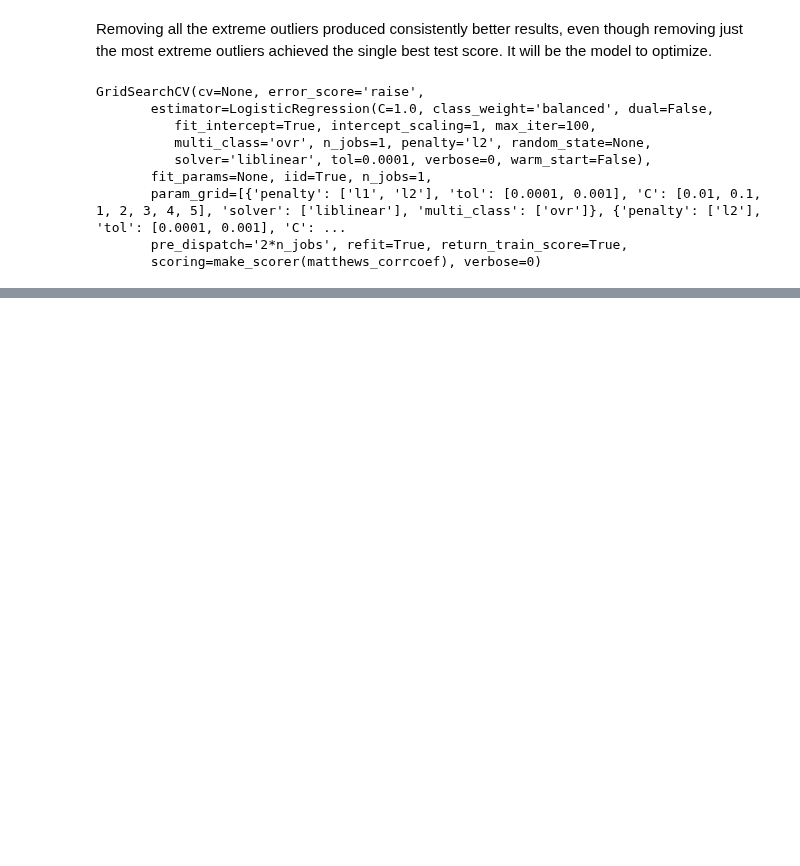
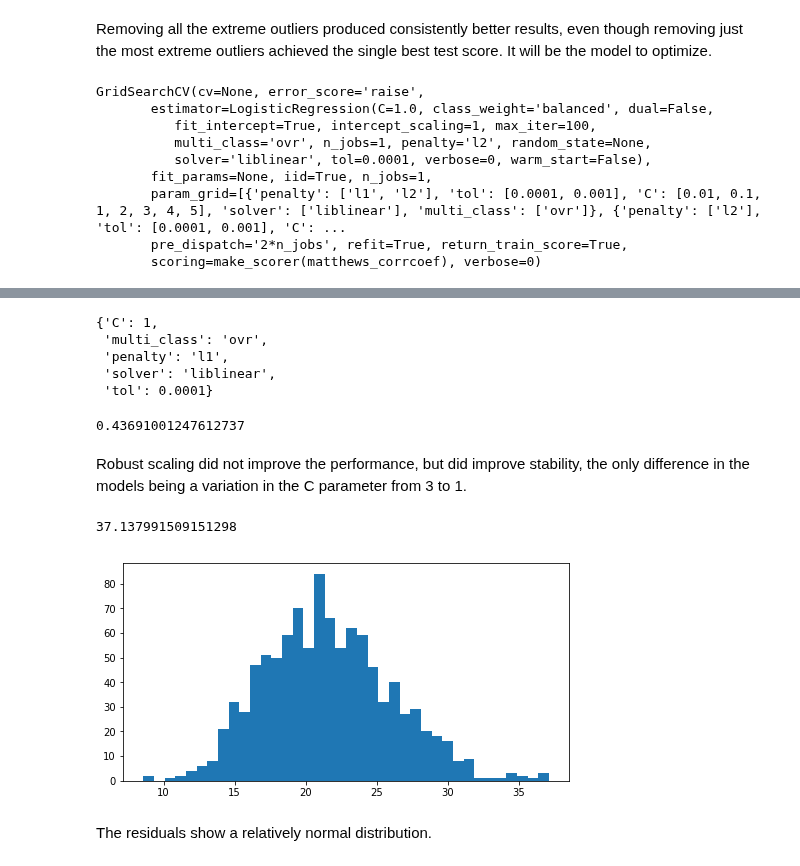
Before and after one commit to vincegiorno/drug_deaths, a Jupyter notebook: drug_deaths.ipynb, the cells around one changed output, grey strips where cells are left out. Saved outputs shown, nothing was run; the diff lists cells and outputs as text; code cells hidden in the pictures; blank space fills up the shorter version.

Commit message:
finalize model

```diff
--- a/drug_deaths.ipynb
+++ b/drug_deaths.ipynb
@@ -1042,0 +1071,5 @@ matthews_corrcoef(Y_test, model.predict(center.fit_transform(center.fit_transfor
+# %%
+from sklearn.preprocessing import RobustScaler
+robust = RobustScaler()
+X_train, X_test, Y_train, Y_test = train_test_split(X_no_xx, Y_no_xx, test_size=.35, random_state=13)
+model.fit(robust.fit_transform(X_train), Y_train)
@@ -1042,0 +1094,2 @@ matthews_corrcoef(Y_test, model.predict(center.fit_transform(center.fit_transfor
+# %%
+matthews_corrcoef(Y_test, model.predict(robust.fit_transform(X_test)))
@@ -1042,0 +1098,3 @@ matthews_corrcoef(Y_test, model.predict(center.fit_transform(center.fit_transfor
+# %%
+X_train, X_test, Y_train, Y_test = train_test_split(X_no_xx, Y_no_xx, test_size=.35, random_state=97)
+model.fit(robust.fit_transform(X_train), Y_train)
@@ -1042,0 +1111,25 @@ matthews_corrcoef(Y_test, model.predict(center.fit_transform(center.fit_transfor
+# %%
+model.best_params_
+# %% [output]
+{'C': 1,
+ 'multi_class': 'ovr',
+ 'penalty': 'l1',
+ 'solver': 'liblinear',
+ 'tol': 0.0001}
+# %%
+matthews_corrcoef(Y_test, model.predict(robust.fit_transform(X_test)))
+# %% [output]
+0.43691001247612737
+# %% [markdown]
+Robust scaling did not improve the performance, but did improve stability, the only difference in the models being a variation in the C parameter from 3 to 1.
+# %%
+residuals = model.best_estimator_.decision_function(X_test)
+max(residuals)
+# %% [output]
+37.137991509151298
+# %%
+fig = plt.hist(residuals, bins=38)
+# %% [output]
+[figure, added]
+# %% [markdown]
+The residuals show a relatively normal distribution.
```
Also changed, not shown: parts of 15 cells of this notebook.
